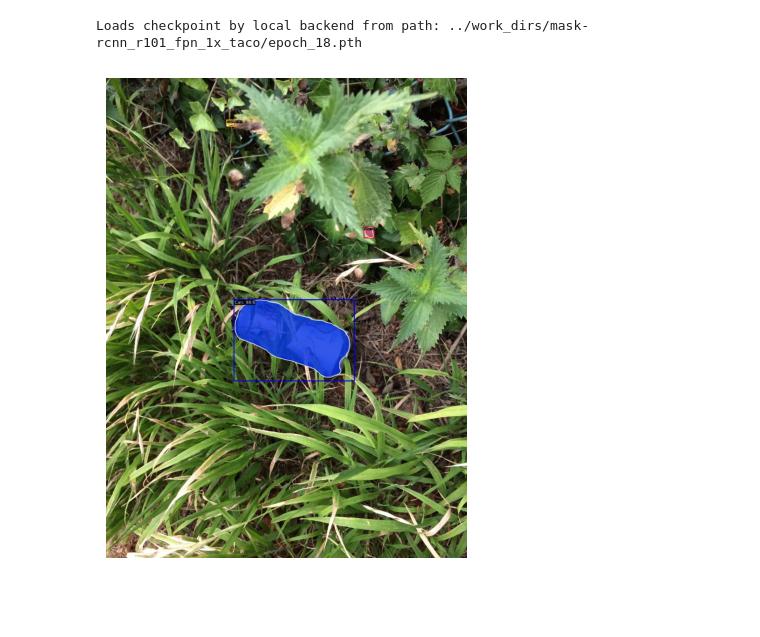
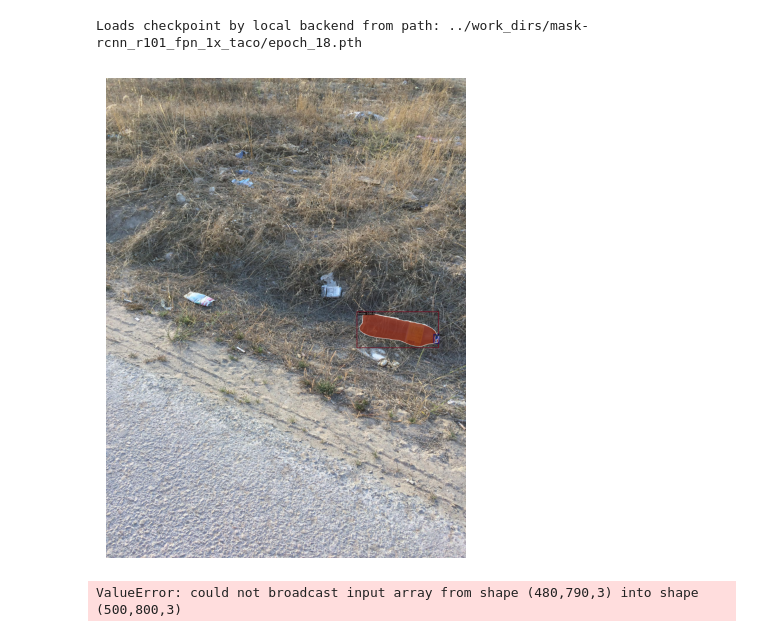
Before and after one commit to AnaBatinovic/mmdetection, a Jupyter notebook: demo/inference_demo.ipynb, the cells around one changed output. Saved outputs shown, nothing was run; the diff lists cells and outputs as text; code cells hidden in the pictures; blank space fills up the shorter version.

```diff
--- a/demo/inference_demo.ipynb
+++ b/demo/inference_demo.ipynb
@@ -78,7 +77,8 @@ Loads checkpoint by local backend from path: ../work_dirs/mask-rcnn_r101_fpn_1x_
 # test a single image
 
 def get_img(full_path):
-    return mmcv.imread(full_path, channel_order='rgb')
+    img = mmcv.imread(full_path, channel_order='rgb')
+    return img
 
 def inference(model, full_path):
     img = get_img(full_path)
@@ -93,20 +93,20 @@ visualizer.dataset_meta = model.dataset_meta
 # %%
 # show the results
 results = []
 start_n = 0
-n = 4
-imgs = full_train_imgs
+n = 1
+imgs = full_test_imgs
 for i, pth in enumerate(imgs):
     if i == n:
         img = get_img(pth)
         result = inference(model, pth)
         visualizer.add_datasample(
             result,
             img,
             data_sample=result,
             draw_gt=False,
             wait_time=0,
         )
 visualizer.show()
 # %% [output]
-[figure, old version]
+[figure, new version]
@@ -114,0 +115,4 @@ print(full_test_imgs)
+# %%
+img_ = shift_image(img,  (10, 20))
+# %% [output]
+ValueError: could not broadcast input array from shape (480,790,3) into shape (500,800,3)
```
Also changed, not shown: parts of 9 cells of this notebook, 6 other files.
